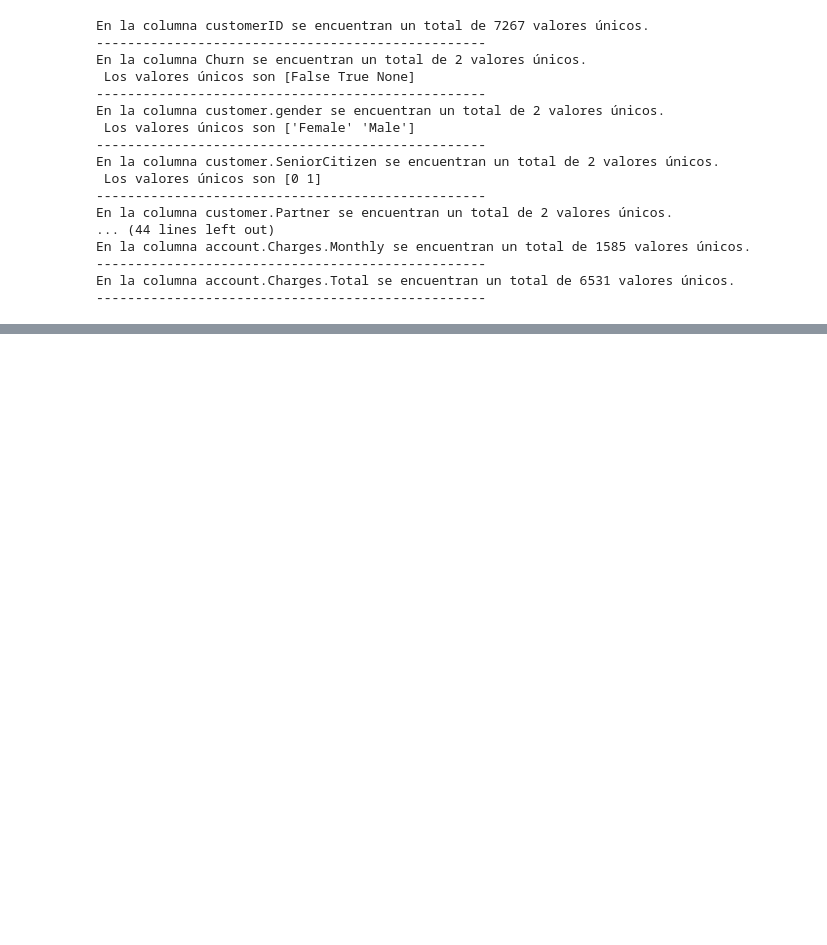
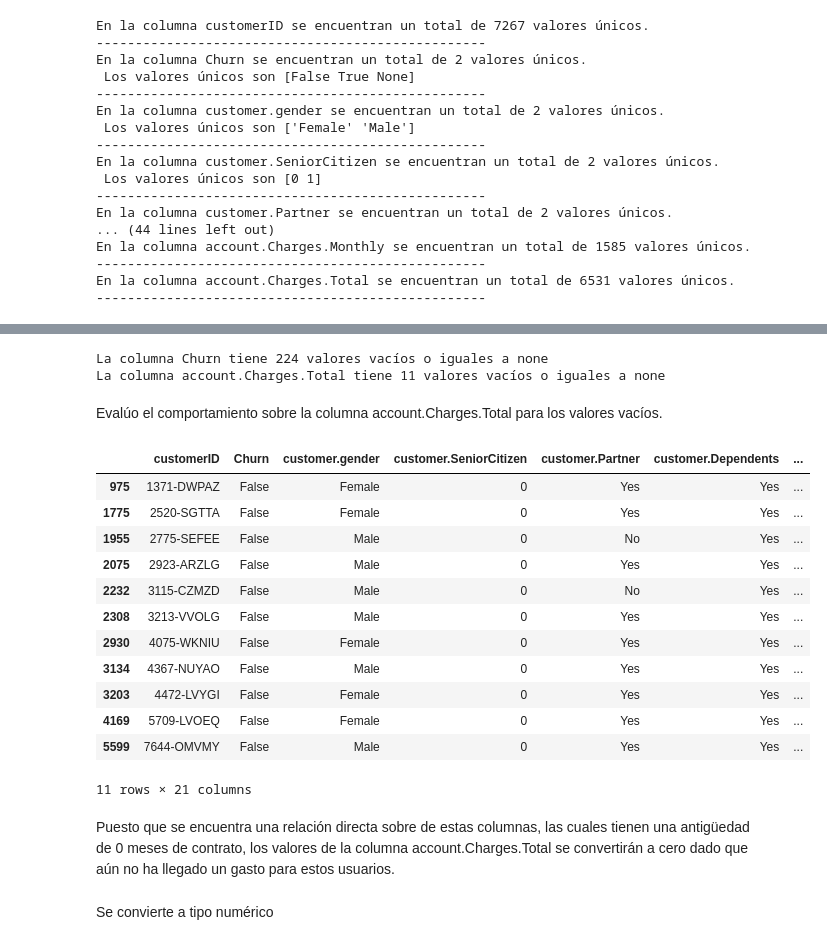
Before and after one commit to MiguelFigueroa02/Challenge_Telecom_X_Evasion_Clientes, a Jupyter notebook: telecomx_latam.ipynb, the cells around one changed output, grey strips where cells are left out. Saved outputs shown, nothing was run; the diff lists cells and outputs as text; code cells hidden in the pictures; blank space fills up the shorter version.

```diff
--- a/telecomx_latam.ipynb
+++ b/telecomx_latam.ipynb
@@ -316,0 +177,32 @@ account_normalizado
+# %%
+for columna in columnas_normalizadas:
+  valor = None
+  valor = datos_normalizados[columna].isin(['',' ',None,'False']).sum()
+  if valor > 0:
+    print(f'La columna {columna} tiene {valor} valores vacíos ''o iguales a none')
+# %% [output]
+La columna Churn tiene 224 valores vacíos o iguales a none
+La columna account.Charges.Total tiene 11 valores vacíos o iguales a none
+# %% [markdown]
+Evalúo el comportamiento sobre la columna account.Charges.Total para los valores vacíos.
+# %%
+datos_normalizados[
+    (datos_normalizados['account.Charges.Total'].isin(['',' ', False, 'False'])) |
+    (datos_normalizados['account.Charges.Total'].isna())
+]
+# %% [output]
+|  | customerID | Churn | customer.gender | customer.SeniorCitizen | customer.Partner | customer.Dependents | ... |
+| 975 | 1371-DWPAZ | False | Female | 0 | Yes | Yes | ... |
+| 1775 | 2520-SGTTA | False | Female | 0 | Yes | Yes | ... |
+| 1955 | 2775-SEFEE | False | Male | 0 | No | Yes | ... |
+| 2075 | 2923-ARZLG | False | Male | 0 | Yes | Yes | ... |
+| 2232 | 3115-CZMZD | False | Male | 0 | No | Yes | ... |
+| 2308 | 3213-VVOLG | False | Male | 0 | Yes | Yes | ... |
+| 2930 | 4075-WKNIU | False | Female | 0 | Yes | Yes | ... |
+| 3134 | 4367-NUYAO | False | Male | 0 | Yes | Yes | ... |
+| 3203 | 4472-LVYGI | False | Female | 0 | Yes | Yes | ... |
+| 4169 | 5709-LVOEQ | False | Female | 0 | Yes | Yes | ... |
+| 5599 | 7644-OMVMY | False | Male | 0 | Yes | Yes | ... |
+11 rows × 21 columns
+# %% [markdown]
+Puesto que se encuentra una relación directa sobre de estas columnas, las cuales tienen una antigüedad de 0 meses de contrato, los valores de la columna account.Charges.Total se convertirán a cero dado que aún no ha llegado un gasto para estos usuarios.
@@ -316,0 +211,2 @@ account_normalizado
+# %% [markdown]
+Se convierte a tipo numérico
```
Also changed, not shown: parts of 36 cells of this notebook.
